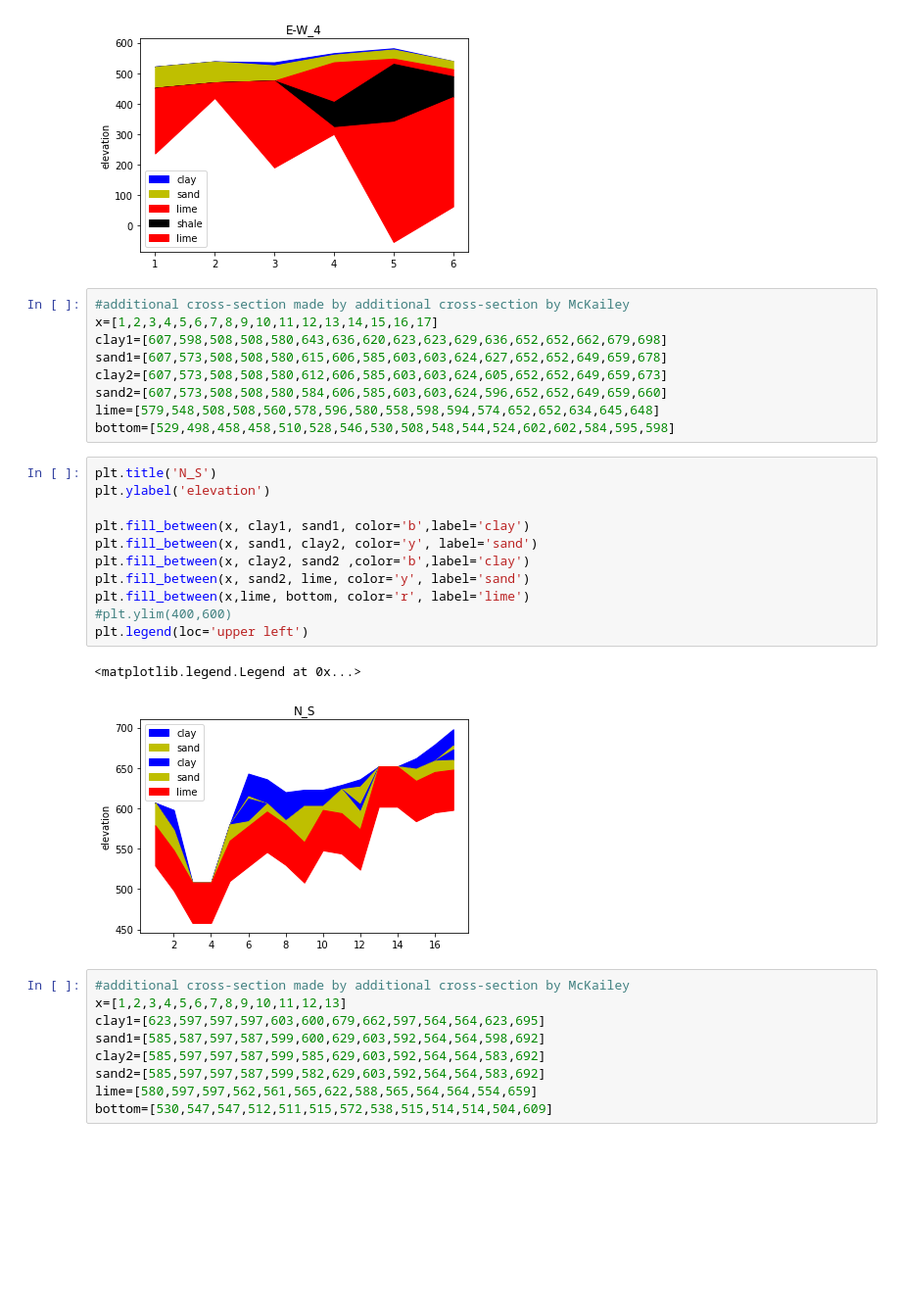
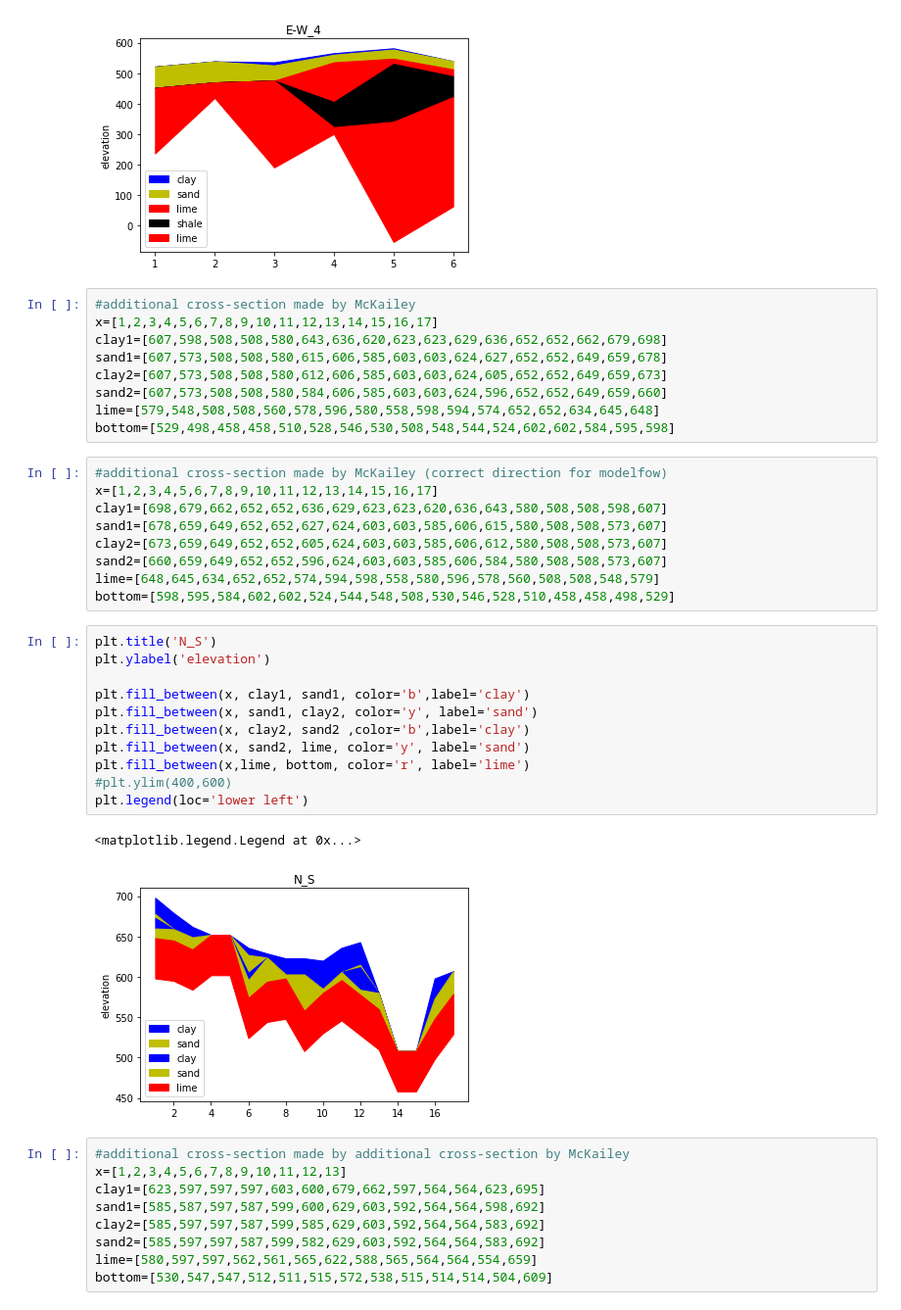
Before and after one commit to dbabrams/ShallowDolomite_Group, a Jupyter notebook: McKailey model and project for Will County/cross sections.ipynb, the cells around one changed output. Shown at 98% size. Cells and saved outputs as stored; diff of their text form; blank space fills up the shorter version.

```diff
--- a/McKailey model and project for Will County/cross sections.ipynb
+++ b/McKailey model and project for Will County/cross sections.ipynb
@@ -235,7 +235,7 @@ plt.legend(loc='lower left')
 <matplotlib.legend.Legend at 0x...>
 [figure]
 # %%
-#additional cross-section made by additional cross-section by McKailey
+#additional cross-section made by McKailey
 x=[1,2,3,4,5,6,7,8,9,10,11,12,13,14,15,16,17]
 clay1=[607,598,508,508,580,643,636,620,623,623,629,636,652,652,662,679,698]
 sand1=[607,573,508,508,580,615,606,585,603,603,624,627,652,652,649,659,678]
@@ -243,20 +243,29 @@ clay2=[607,573,508,508,580,612,606,585,603,603,624,605,652,652,649,659,673]
 sand2=[607,573,508,508,580,584,606,585,603,603,624,596,652,652,649,659,660]
 lime=[579,548,508,508,560,578,596,580,558,598,594,574,652,652,634,645,648]
 bottom=[529,498,458,458,510,528,546,530,508,548,544,524,602,602,584,595,598]
+# %%
+#additional cross-section made by McKailey (correct direction for modelfow)
+x=[1,2,3,4,5,6,7,8,9,10,11,12,13,14,15,16,17]
+clay1=[698,679,662,652,652,636,629,623,623,620,636,643,580,508,508,598,607]
+sand1=[678,659,649,652,652,627,624,603,603,585,606,615,580,508,508,573,607]
+clay2=[673,659,649,652,652,605,624,603,603,585,606,612,580,508,508,573,607]
+sand2=[660,659,649,652,652,596,624,603,603,585,606,584,580,508,508,573,607]
+lime=[648,645,634,652,652,574,594,598,558,580,596,578,560,508,508,548,579]
+bottom=[598,595,584,602,602,524,544,548,508,530,546,528,510,458,458,498,529]
 # %%
 plt.title('N_S')
 plt.ylabel('elevation')
 
 plt.fill_between(x, clay1, sand1, color='b',label='clay')
 plt.fill_between(x, sand1, clay2, color='y', label='sand')
 plt.fill_between(x, clay2, sand2 ,color='b',label='clay')
 plt.fill_between(x, sand2, lime, color='y', label='sand')
 plt.fill_between(x,lime, bottom, color='r', label='lime')
 #plt.ylim(400,600)
-plt.legend(loc='upper left')
+plt.legend(loc='lower left')
 # %% [output]
 <matplotlib.legend.Legend at 0x...>
-[figure, old version]
+[figure, new version]
 # %%
 #additional cross-section made by additional cross-section by McKailey
 x=[1,2,3,4,5,6,7,8,9,10,11,12,13]
```
